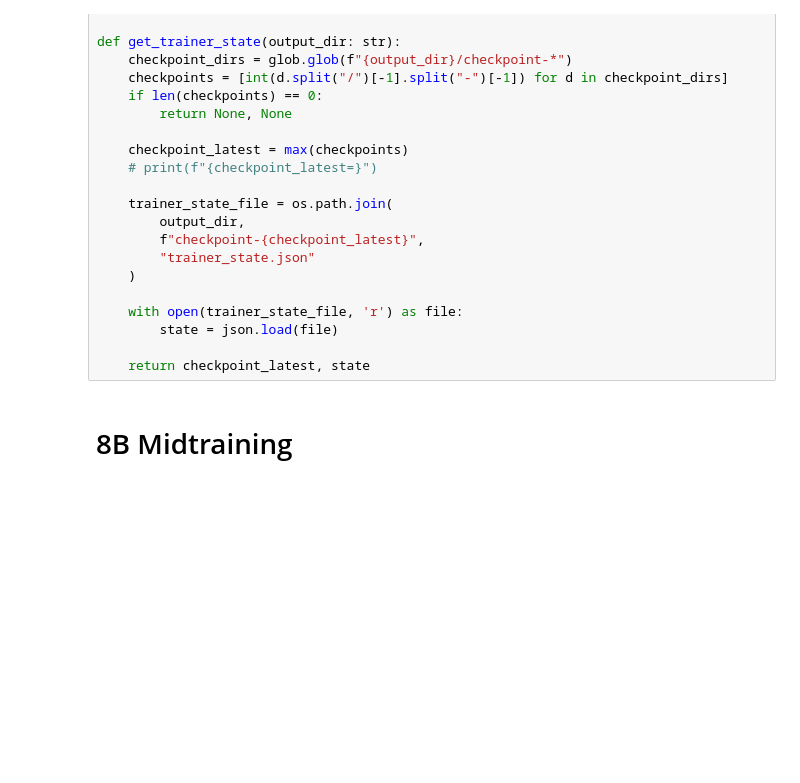
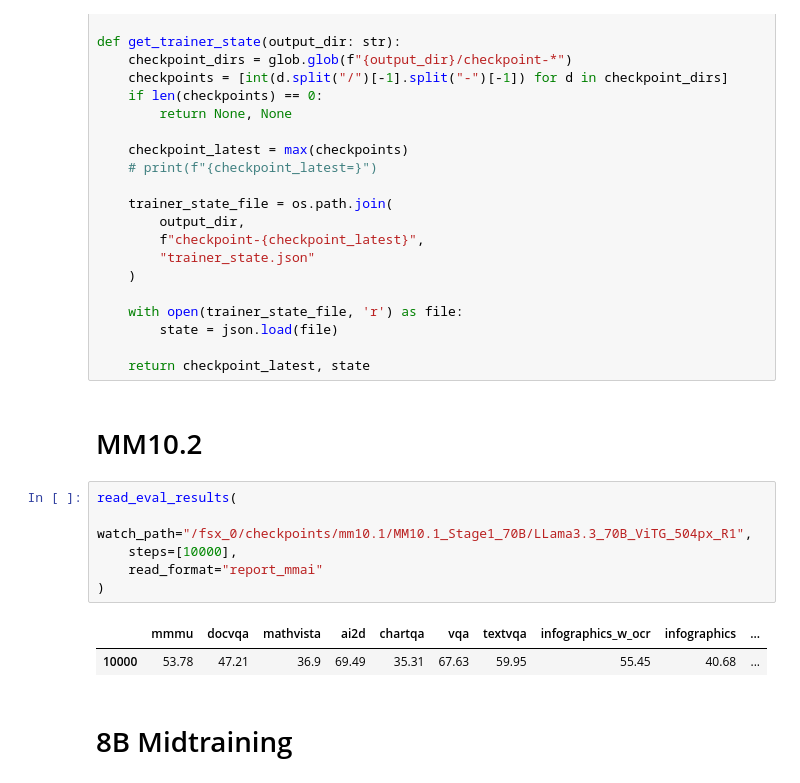
Before and after one commit to harrytranx/experiments, a Jupyter notebook: ablations/eval.ipynb, the cells around one changed output. Cells and saved outputs as stored; diff of their text form; blank space fills up the shorter version.

```diff
--- a/ablations/eval.ipynb
+++ b/ablations/eval.ipynb
@@ -51,6 +51,17 @@ def get_trainer_state(output_dir: str):
         state = json.load(file)
 
     return checkpoint_latest, state
+# %% [markdown]
+# MM10.2
+# %%
+read_eval_results(
+    watch_path="/fsx_0/checkpoints/mm10.1/MM10.1_Stage1_70B/LLama3.3_70B_ViTG_504px_R1",
+    steps=[10000],
+    read_format="report_mmai"
+)
+# %% [output]
+|  | mmmu | docvqa | mathvista | ai2d | chartqa | vqa | textvqa | infographics_w_ocr | infographics | ... |
+| 10000 | 53.78 | 47.21 | 36.9 | 69.49 | 35.31 | 67.63 | 59.95 | 55.45 | 40.68 | ... |
 # %% [markdown]
 # 8B Midtraining
 # %%
```
Also changed, not shown: parts of 5 cells of this notebook, 7 other files.
